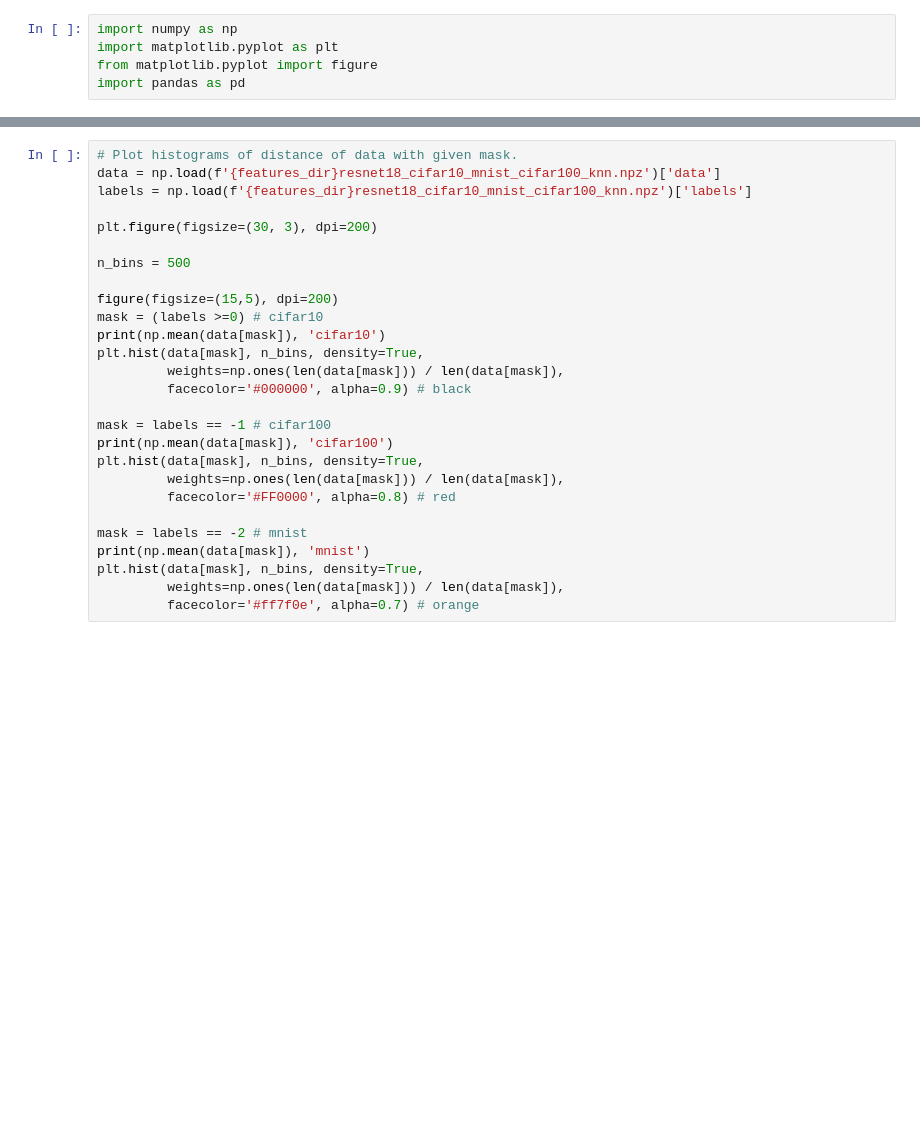
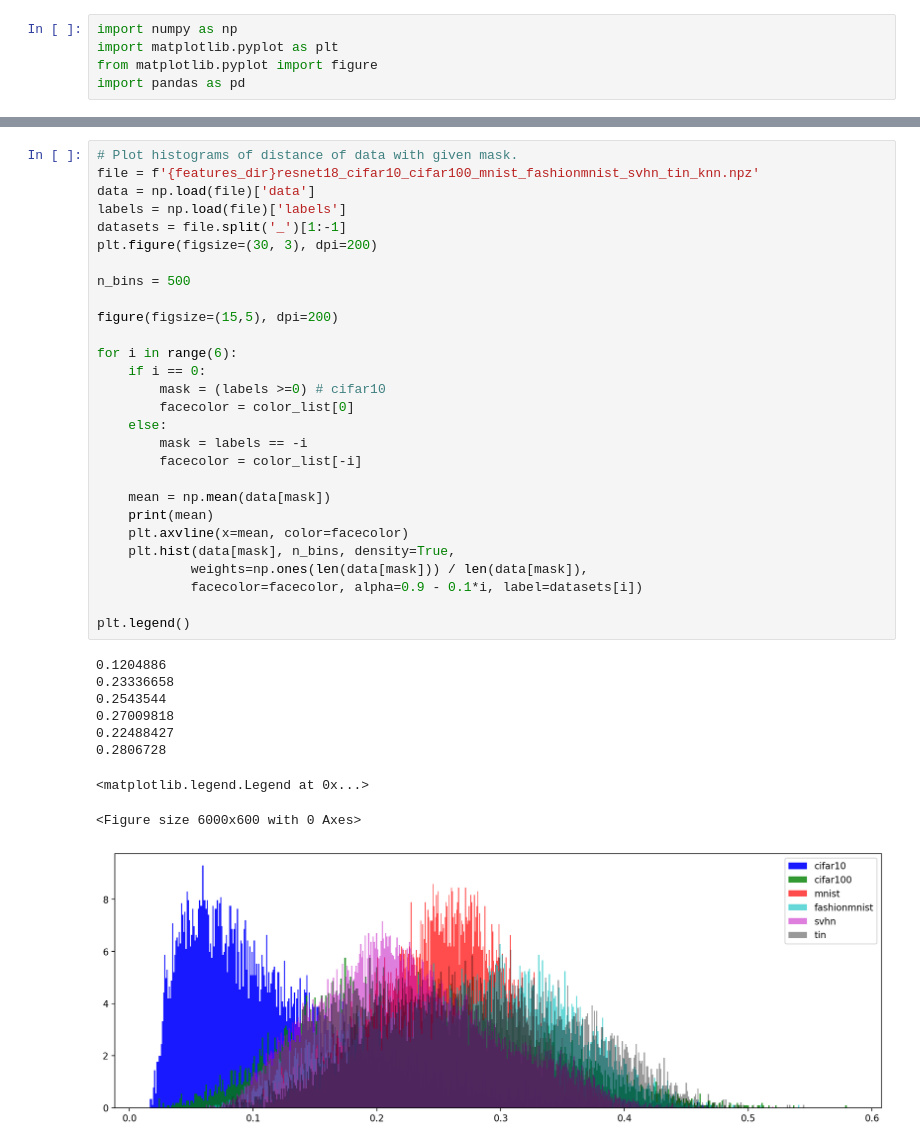
Before and after one commit to KonradBialek/near-far-ood, a Jupyter notebook: src/plot.ipynb, the cells around one changed output, grey strips where cells are left out. Cells and saved outputs as stored; diff of their text form; blank space fills up the shorter version.

```diff
--- a/src/plot.ipynb
+++ b/src/plot.ipynb
@@ -17,27 +21,38 @@ plt.scatter(data[:,0][mask], data[:,1][mask], c=pd.Series(labels[mask]).map(colo
 # %%
 # Plot histograms of distance of data with given mask.
-data = np.load(f'{features_dir}resnet18_cifar10_mnist_cifar100_knn.npz')['data']
-labels = np.load(f'{features_dir}resnet18_cifar10_mnist_cifar100_knn.npz')['labels']
-
+file = f'{features_dir}resnet18_cifar10_cifar100_mnist_fashionmnist_svhn_tin_knn.npz'
+data = np.load(file)['data']
+labels = np.load(file)['labels']
+datasets = file.split('_')[1:-1]
 plt.figure(figsize=(30, 3), dpi=200)
 
 n_bins = 500
 
 figure(figsize=(15,5), dpi=200)
-mask = (labels >=0) # cifar10
-print(np.mean(data[mask]), 'cifar10')
-plt.hist(data[mask], n_bins, density=True,
-         weights=np.ones(len(data[mask])) / len(data[mask]),
-         facecolor='#000000', alpha=0.9) # black
 
-mask = labels == -1 # cifar100
-print(np.mean(data[mask]), 'cifar100')
-plt.hist(data[mask], n_bins, density=True,
-         weights=np.ones(len(data[mask])) / len(data[mask]),
-         facecolor='#FF0000', alpha=0.8) # red
+for i in range(6):
+    if i == 0:
+        mask = (labels >=0) # cifar10
+        facecolor = color_list[0]
+    else:
+        mask = labels == -i
+        facecolor = color_list[-i]
 
-mask = labels == -2 # mnist
-print(np.mean(data[mask]), 'mnist')
-plt.hist(data[mask], n_bins, density=True,
-         weights=np.ones(len(data[mask])) / len(data[mask]),
-         facecolor='#ff7f0e', alpha=0.7) # orange
+    mean = np.mean(data[mask])
+    print(mean)
+    plt.axvline(x=mean, color=facecolor)
+    plt.hist(data[mask], n_bins, density=True,
+            weights=np.ones(len(data[mask])) / len(data[mask]),
+            facecolor=facecolor, alpha=0.9 - 0.1*i, label=datasets[i])
+
+plt.legend()
+# %% [output]
+0.1204886
+0.23336658
+0.2543544
+0.27009818
+0.22488427
+0.2806728
+<matplotlib.legend.Legend at 0x...>
+<Figure size 6000x600 with 0 Axes>
+[figure, added]
```
Also changed, not shown: parts of 2 cells of this notebook.
